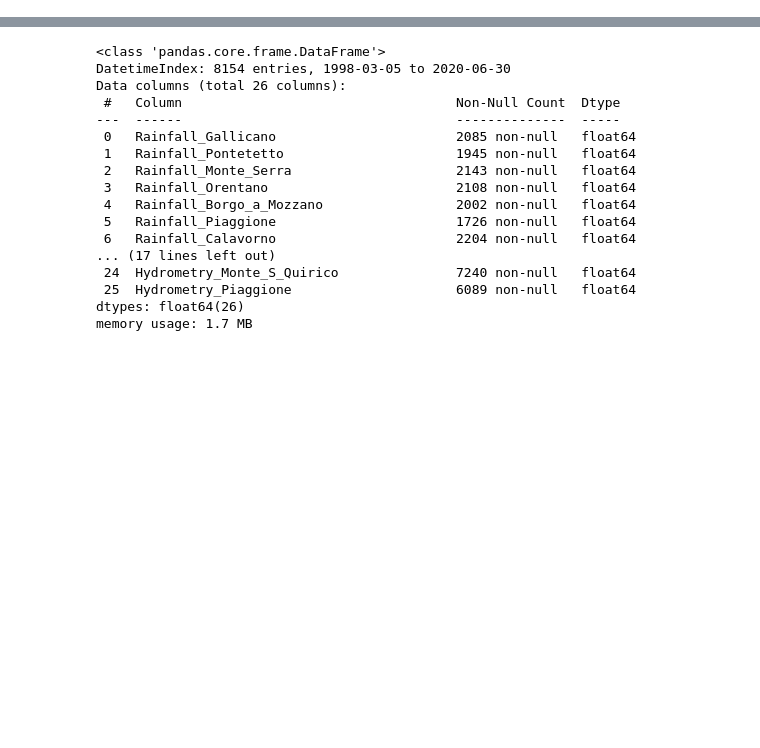
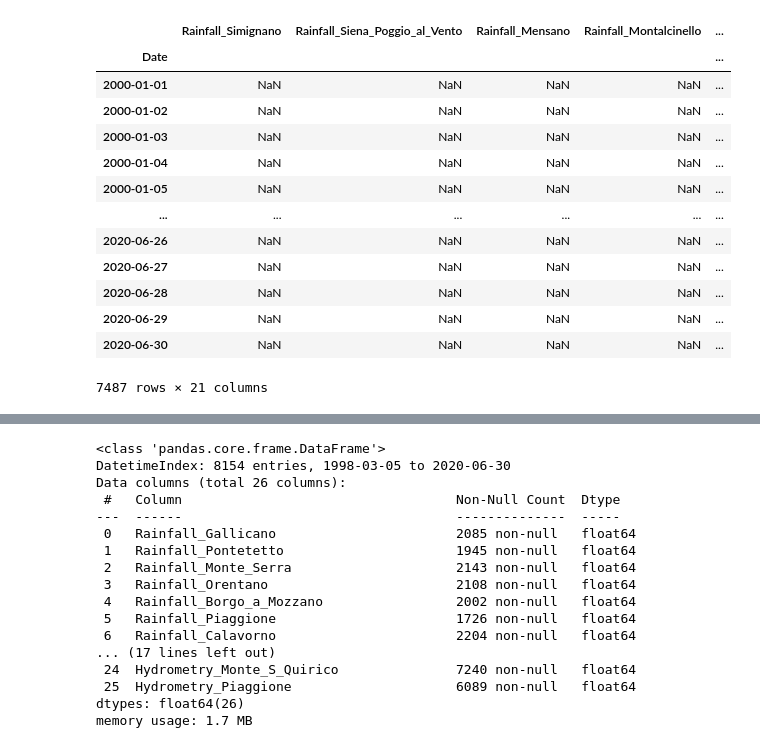
Before and after one commit to thomas-wsbd/acea-water-prediction, a Jupyter notebook: explore.ipynb, the cells around one changed output, grey strips where cells are left out. Cells and saved outputs as stored; diff of their text form; code cells hidden in the pictures; blank space fills up the shorter version.

```diff
--- a/explore.ipynb
+++ b/explore.ipynb
@@ -81,0 +103,17 @@ makemap(gdf)
+# %%
+for csv in glob.glob('./')
+# %% [output]
+|  | Rainfall_Simignano | Rainfall_Siena_Poggio_al_Vento | Rainfall_Mensano | Rainfall_Montalcinello | ... |
+| Date |  |  |  |  | ... |
+| 2000-01-01 | NaN | NaN | NaN | NaN | ... |
+| 2000-01-02 | NaN | NaN | NaN | NaN | ... |
+| 2000-01-03 | NaN | NaN | NaN | NaN | ... |
+| 2000-01-04 | NaN | NaN | NaN | NaN | ... |
+| 2000-01-05 | NaN | NaN | NaN | NaN | ... |
+| ... | ... | ... | ... | ... | ... |
+| 2020-06-26 | NaN | NaN | NaN | NaN | ... |
+| 2020-06-27 | NaN | NaN | NaN | NaN | ... |
+| 2020-06-28 | NaN | NaN | NaN | NaN | ... |
+| 2020-06-29 | NaN | NaN | NaN | NaN | ... |
+| 2020-06-30 | NaN | NaN | NaN | NaN | ... |
+7487 rows × 21 columns
```
Also changed, not shown: parts of 9 cells of this notebook, 54 other files.
